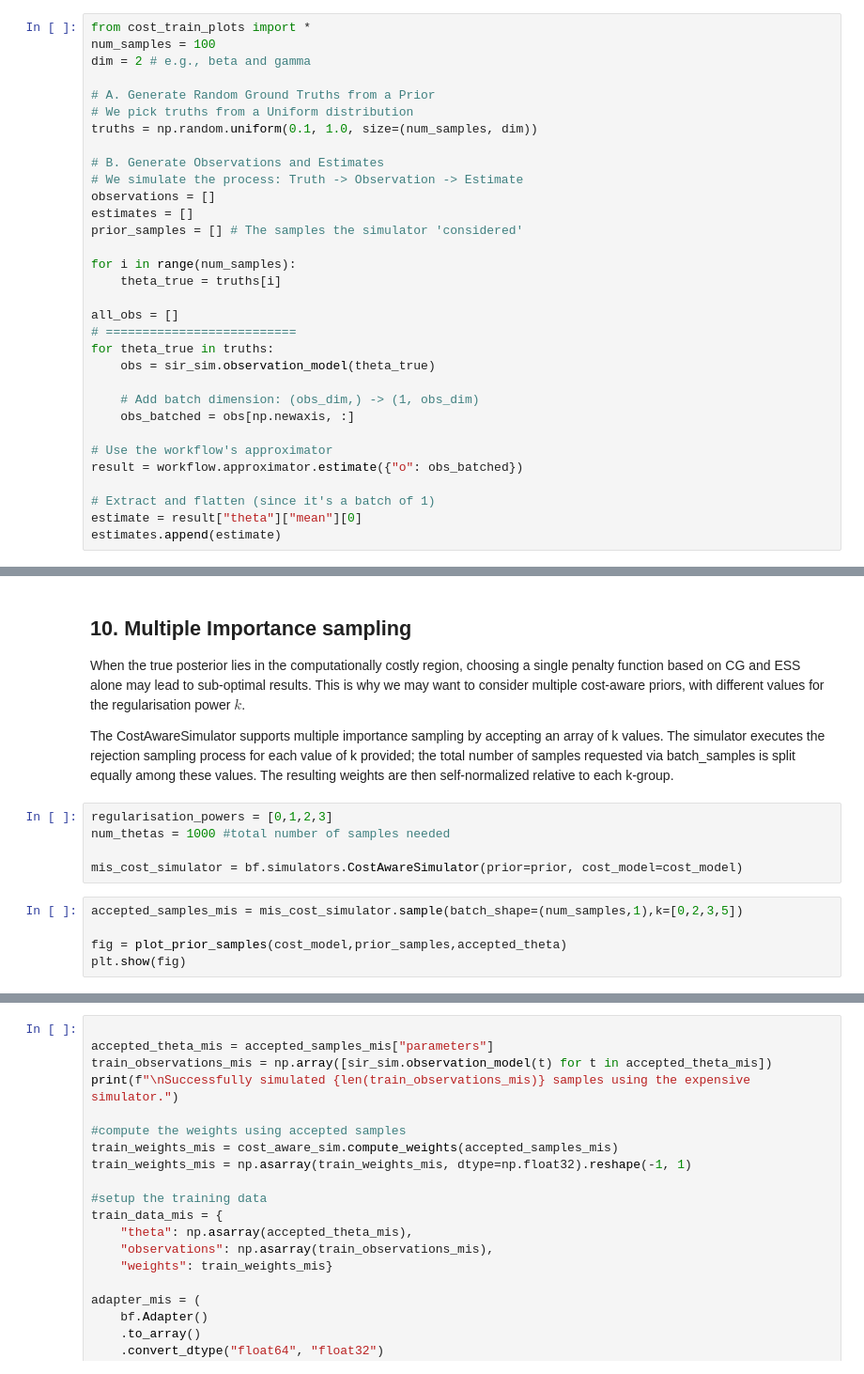
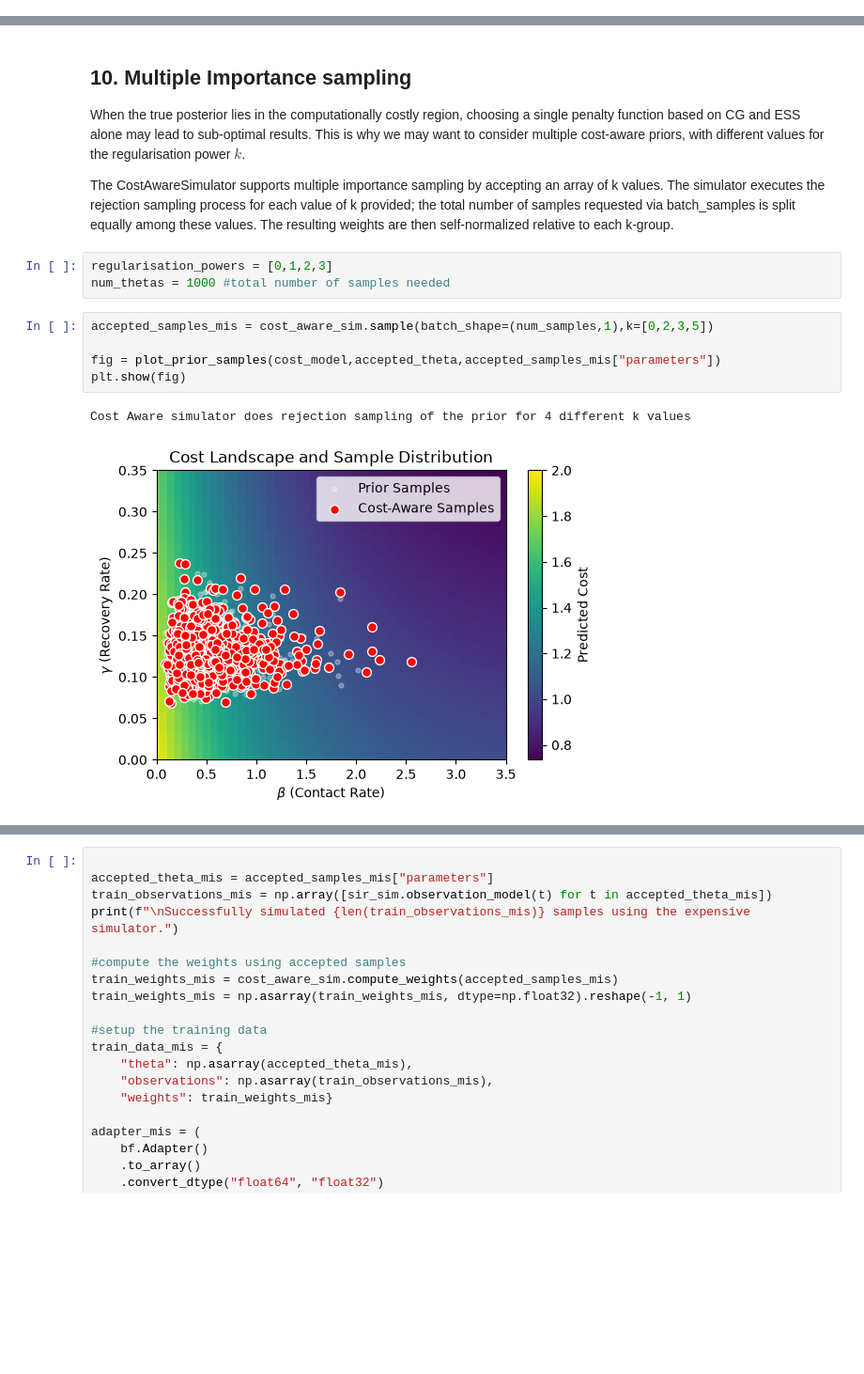
Before and after one commit to julia-sand/bayesflow, a Jupyter notebook: examples/Cost_Aware_Sampling.ipynb, the cells around one changed output, grey strips where cells are left out. Shown at 94% size. Saved outputs shown, nothing was run; the diff lists cells and outputs as text; blank space fills up the shorter version.

```diff
--- a/examples/Cost_Aware_Sampling.ipynb
+++ b/examples/Cost_Aware_Sampling.ipynb
@@ -335,32 +333,0 @@ print(test_res["theta"].keys()) # See the available statistics (e.g., 'mean')
-# %%
-from cost_train_plots import *
-num_samples = 100
-dim = 2 # e.g., beta and gamma
-
-# A. Generate Random Ground Truths from a Prior
-# We pick truths from a Uniform distribution
-truths = np.random.uniform(0.1, 1.0, size=(num_samples, dim))
-
-# B. Generate Observations and Estimates
-# We simulate the process: Truth -> Observation -> Estimate
-observations = []
-estimates = []
-prior_samples = [] # The samples the simulator 'considered'
-
-for i in range(num_samples):
-    theta_true = truths[i]
-
-all_obs = []
-# ==========================
-for theta_true in truths:
-    obs = sir_sim.observation_model(theta_true)
-
-    # Add batch dimension: (obs_dim,) -> (1, obs_dim)
-    obs_batched = obs[np.newaxis, :]
-
-# Use the workflow's approximator
-result = workflow.approximator.estimate({"o": obs_batched})
-
-# Extract and flatten (since it's a batch of 1)
-estimate = result["theta"]["mean"][0]
-estimates.append(estimate)
@@ -404,11 +340,12 @@ The CostAwareSimulator supports multiple importance sampling by accepting an arr
 # %%
 regularisation_powers = [0,1,2,3]
 num_thetas = 1000 #total number of samples needed
-
-mis_cost_simulator = bf.simulators.CostAwareSimulator(prior=prior, cost_model=cost_model)
 # %%
-accepted_samples_mis = mis_cost_simulator.sample(batch_shape=(num_samples,1),k=[0,2,3,5])
+accepted_samples_mis = cost_aware_sim.sample(batch_shape=(num_samples,1),k=[0,2,3,5])
 
-fig = plot_prior_samples(cost_model,prior_samples,accepted_theta)
+fig = plot_prior_samples(cost_model,accepted_theta,accepted_samples_mis["parameters"])
 plt.show(fig)
+# %% [output]
+Cost Aware simulator does rejection sampling of the prior for 4 different k values
+[figure, added]
 # %%
```
Also changed, not shown: parts of 16 cells of this notebook, 1 other file.
